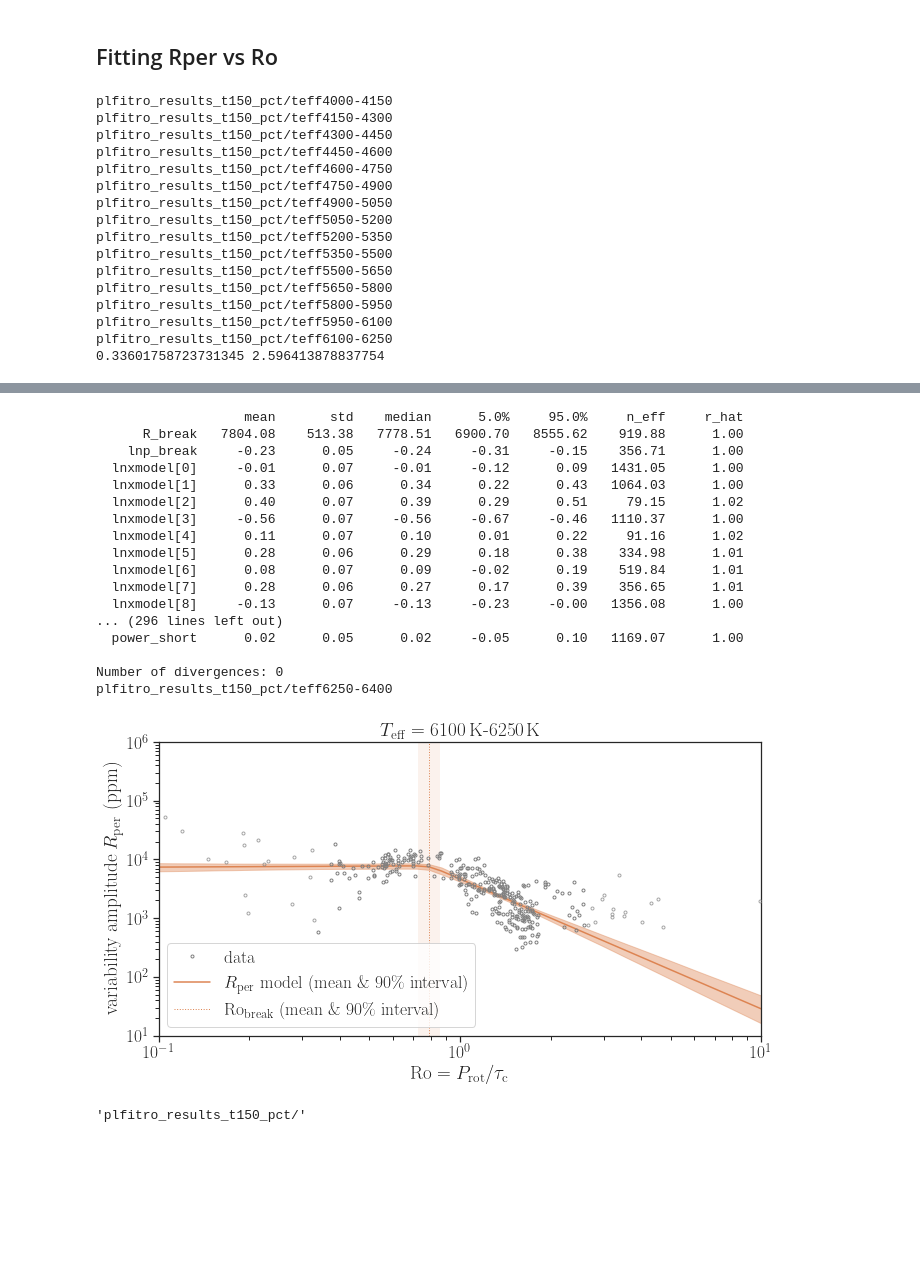
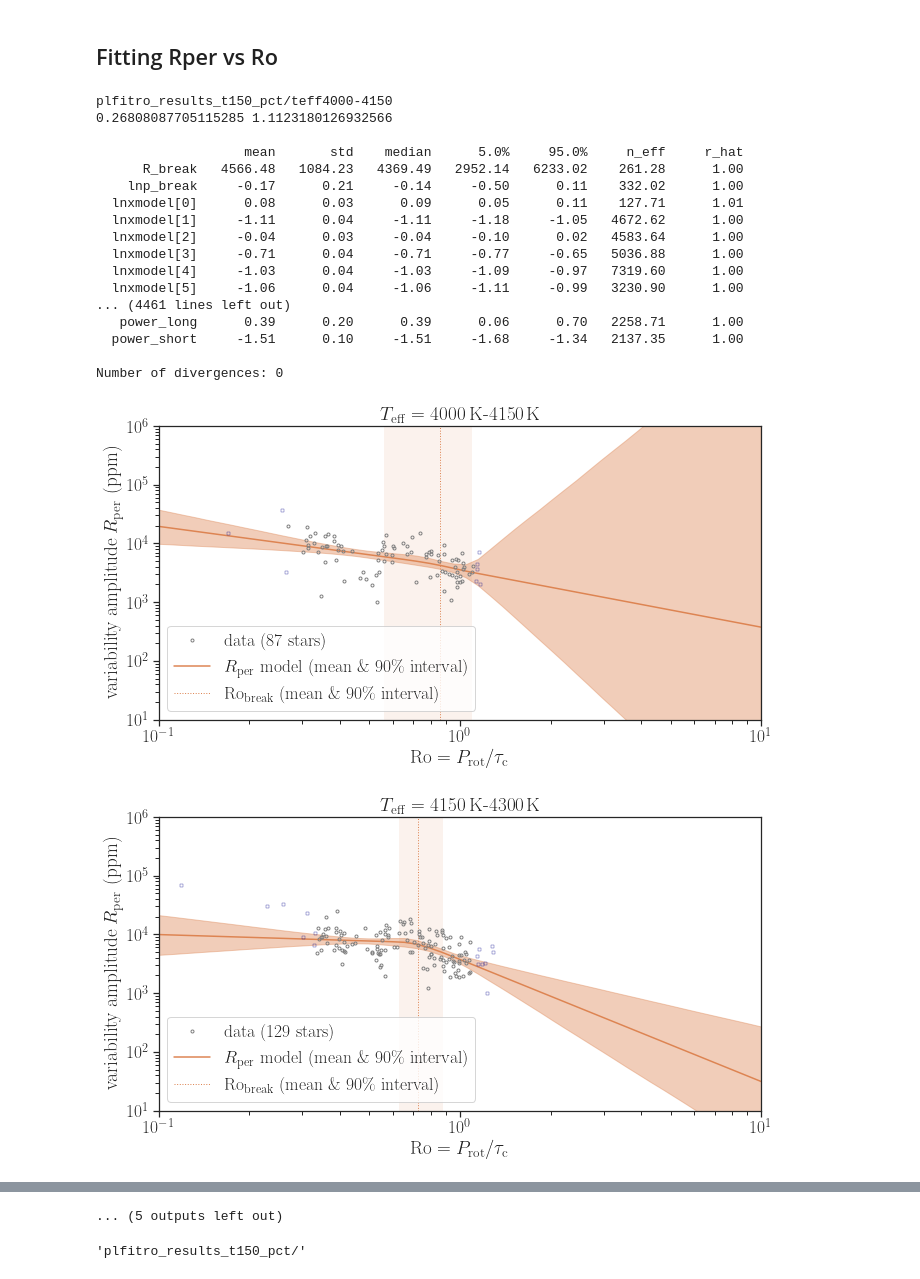
Before and after one commit to kemasuda/acheron, a Jupyter notebook: kepler_prot_teff/2-plfit.ipynb, the cells around one changed output, grey strips where cells are left out. Cells and saved outputs as stored; diff of their text form; code cells hidden in the pictures; blank space fills up the shorter version.

```diff
--- a/kepler_prot_teff/2-plfit.ipynb
+++ b/kepler_prot_teff/2-plfit.ipynb
@@ -205,11 +196,6 @@ for i in range(len(tbins)-1):
     tl, tu = tbins[i], tbins[i+1]
     outname = resdir+"teff%d-%d"%(tl, tu)
     print (outname)
-
-    if tl!=6100:
-        continue
-    else:
-        outname += "_beta"
 
     idx = (d.teff>tl) & (d.teff<tu) #& (d.logg>logg_threshold)
     pmin, pmax = np.percentile(d[idx].Pnorm, [5, 95])
@@ -239,49 +225,54 @@ for i in range(len(tbins)-1):
     samples = mcmc.get_samples()
 
     pmod = jnp.mean(samples['xmodeldense'], axis=0)
     rmean = jnp.exp(jnp.mean(samples['logrmodeldense'], axis=0))
     r5, r95 = jnp.exp(jnp.percentile(samples['logrmodeldense'], q=jnp.array([5, 95]), axis=0))
     rsigmamean = jnp.mean(jnp.exp(samples['logrsigma']))
     pb, pbsd = jnp.mean(samples['p_break']), jnp.std(samples['p_break'])
     pb5, pb95 = jnp.percentile(samples['p_break'], q=jnp.array([5,95]))
 
     plt.figure(figsize=(12*0.9,6*0.9))
     plt.title("$T_\mathrm{eff}=%d\,\mathrm{K}$-$%d\,\mathrm{K}$"%(tl, tu))
     plt.ylim(1e1, 1e6)
     plt.xlim(0.1, 10)
     plt.yscale("log")
     plt.xscale("log")
     plt.ylabel(rlabel)
     plt.xlabel(pnlabel)
     #idxd = (pobs>pmin) & (pobs<pmax)
     if tu-tl>1000:
         mew=0.5
-        plt.plot(pobs, robs, '.', color='gray', markersize=1, zorder=1000, alpha=0.8, label='data')
-        plt.plot(pobs_out, robs_out, '.', color='gray', markersize=1, zorder=1000, alpha=0.4)
+        plt.plot(pobs, robs, '.', color='gray', markersize=1, zorder=1000, alpha=0.8, label='data (%d stars)'%len(pobs))
+        #plt.plot(pobs_out, robs_out, '.', color='gray', markersize=1, zorder=1000, alpha=0.4)
+        plt.plot(pobs_out, robs_out, 's', color='darkblue', zorder=1000, alpha=0.8, markersize=3, mfc='none', mew=0.4)
     else:
         mew=1.
-        plt.plot(pobs, robs, '.', color='gray', mfc='none', mew=mew, zorder=1000, label='data')
-        plt.plot(pobs_out, robs_out, '.', color='gray', mfc='none', mew=mew, zorder=1000, alpha=0.7)
+        plt.plot(pobs, robs, '.', color='gray', mfc='none', mew=mew, zorder=1000, label='data (%d stars)'%len(pobs))
+        #plt.plot(pobs_out, robs_out, '.', color='gray', mfc='none', mew=mew, zorder=1000, alpha=0.7)
+        plt.plot(pobs_out, robs_out, 's', color='darkblue', zorder=1000, alpha=0.8, markersize=3, mfc='none', mew=0.4)
     plt.plot(pmod, rmean, '-', color='C1', label='$R_\mathrm{per}$ model (mean \& 90\% interval)')
     plt.axvline(x=pb, color='C1', ls='dotted', lw=1, label='$\mathrm{Ro}_\mathrm{break}$ (mean \& 90\% interval)')
     plt.fill_betweenx(np.logspace(1,6,100), x1=pb5, x2=pb95, color='C1', lw=0, alpha=0.1)
     plt.fill_between(pmod, r5, r95, alpha=0.4, color='C1')
     plt.legend(loc='lower left')
     plt.savefig(outname+"_romodel.png", dpi=200, bbox_inches="tight")
 # %% [output]
 plfitro_results_t150_pct/teff4000-4150
-plfitro_results_t150_pct/teff4150-4300
-plfitro_results_t150_pct/teff4300-4450
-plfitro_results_t150_pct/teff4450-4600
-plfitro_results_t150_pct/teff4600-4750
-plfitro_results_t150_pct/teff4750-4900
-plfitro_results_t150_pct/teff4900-5050
-plfitro_results_t150_pct/teff5050-5200
-plfitro_results_t150_pct/teff5200-5350
-plfitro_results_t150_pct/teff5350-5500
-plfitro_results_t150_pct/teff5500-5650
-plfitro_results_t150_pct/teff5650-5800
-plfitro_results_t150_pct/teff5800-5950
-plfitro_results_t150_pct/teff5950-6100
-plfitro_results_t150_pct/teff6100-6250
-0.33601758723731345 2.596413878837754
+0.26808087705115285 1.1123180126932566
+
+                   mean       std    median      5.0%     95.0%     n_eff     r_hat
+      R_break   4566.48   1084.23   4369.49   2952.14   6233.02    261.28      1.00
+    lnp_break     -0.17      0.21     -0.14     -0.50      0.11    332.02      1.00
+  lnxmodel[0]      0.08      0.03      0.09      0.05      0.11    127.71      1.01
+  lnxmodel[1]     -1.11      0.04     -1.11     -1.18     -1.05   4672.62      1.00
+  lnxmodel[2]     -0.04      0.03     -0.04     -0.10      0.02   4583.64      1.00
+  lnxmodel[3]     -0.71      0.04     -0.71     -0.77     -0.65   5036.88      1.00
+  lnxmodel[4]     -1.03      0.04     -1.03     -1.09     -0.97   7319.60      1.00
+  lnxmodel[5]     -1.06      0.04     -1.06     -1.11     -0.99   3230.90      1.00
+... (4461 lines left out)
+   power_long      0.39      0.20      0.39      0.06      0.70   2258.71      1.00
+  power_short     -1.51      0.10     -1.51     -1.68     -1.34   2137.35      1.00
+
+Number of divergences: 0
+[figure, new version]
+[figure, added]
@@ -288,21 +288,4 @@ plfitro_results_t150_pct/teff6100-6250
-                   mean       std    median      5.0%     95.0%     n_eff     r_hat
-      R_break   7804.08    513.38   7778.51   6900.70   8555.62    919.88      1.00
-    lnp_break     -0.23      0.05     -0.24     -0.31     -0.15    356.71      1.00
-  lnxmodel[0]     -0.01      0.07     -0.01     -0.12      0.09   1431.05      1.00
-  lnxmodel[1]      0.33      0.06      0.34      0.22      0.43   1064.03      1.00
-  lnxmodel[2]      0.40      0.07      0.39      0.29      0.51     79.15      1.02
-  lnxmodel[3]     -0.56      0.07     -0.56     -0.67     -0.46   1110.37      1.00
-  lnxmodel[4]      0.11      0.07      0.10      0.01      0.22     91.16      1.02
-  lnxmodel[5]      0.28      0.06      0.29      0.18      0.38    334.98      1.01
-  lnxmodel[6]      0.08      0.07      0.09     -0.02      0.19    519.84      1.01
-  lnxmodel[7]      0.28      0.06      0.27      0.17      0.39    356.65      1.01
-  lnxmodel[8]     -0.13      0.07     -0.13     -0.23     -0.00   1356.08      1.00
-... (296 lines left out)
-  power_short      0.02      0.05      0.02     -0.05      0.10   1169.07      1.00
-
-Number of divergences: 0
-plfitro_results_t150_pct/teff6250-6400
+... (5 outputs left out)
-[figure, old version]
 # %%
 resdir = 'plfitro_results_t%d_pct/'%dt
 # %%
```
Also changed, not shown: parts of 14 cells of this notebook, 6 other files.
